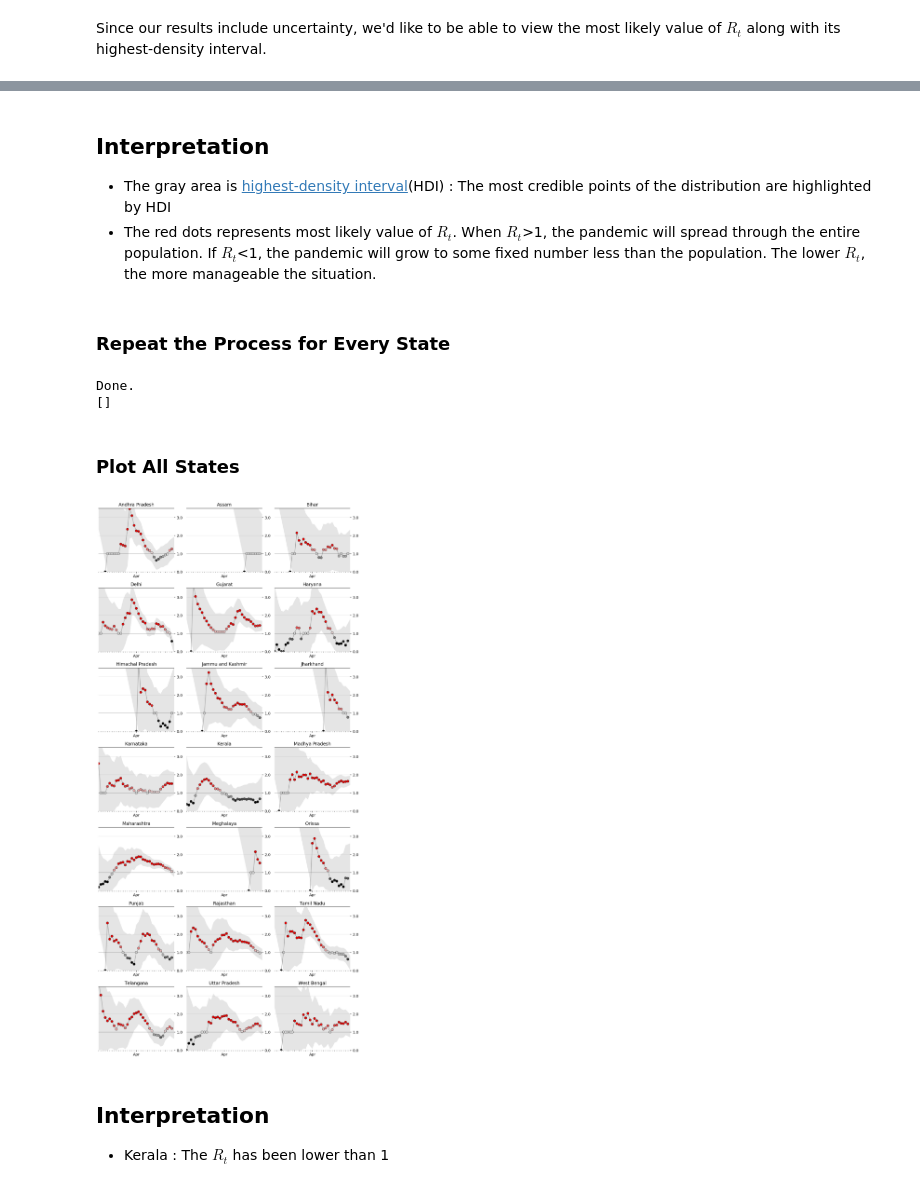
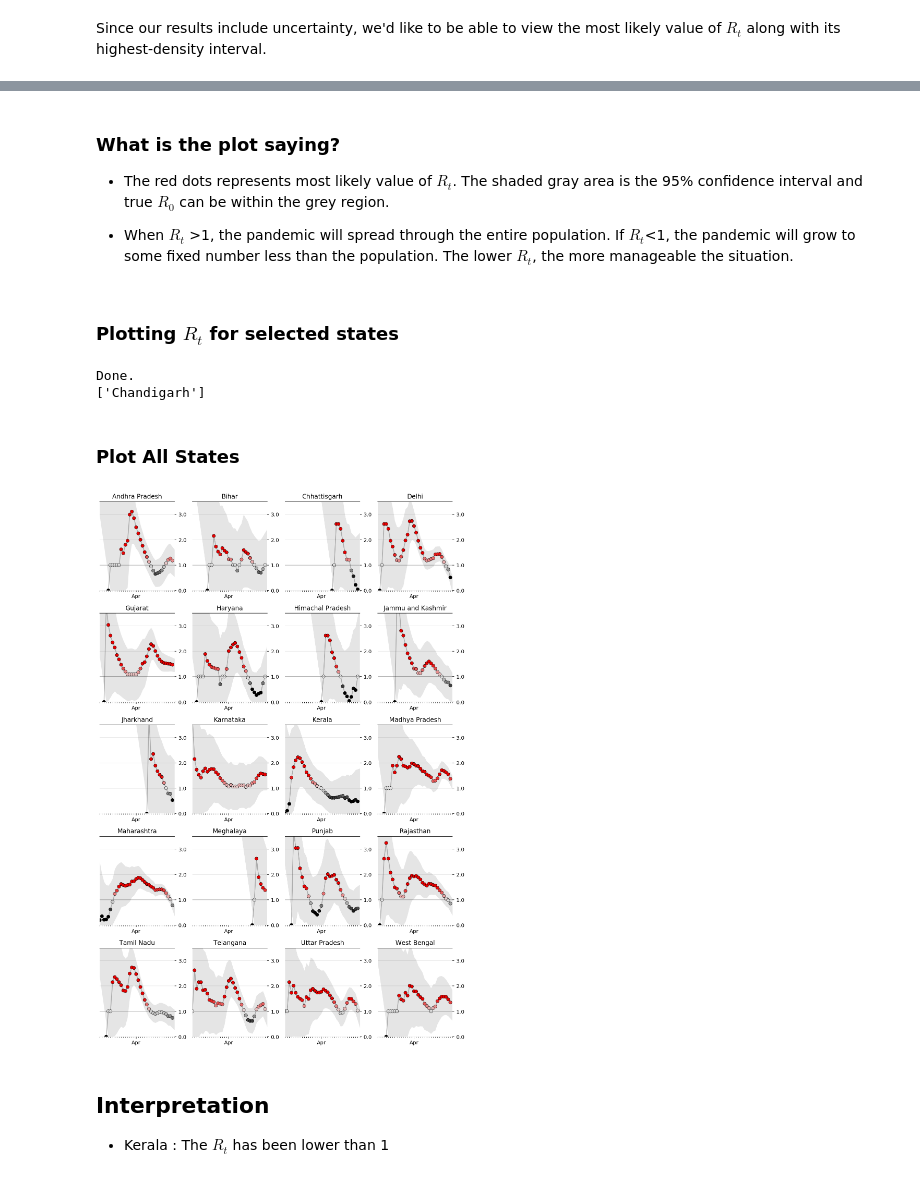
Before and after one commit to meghanabhange/CovidSeer, a Jupyter notebook: _notebooks/2020-04-14-RealtimeR0StrippedDown.ipynb, the cells around one changed output, grey strips where cells are left out. Cells and saved outputs as stored; diff of their text form; code cells hidden in the pictures.

```diff
--- a/_notebooks/2020-04-14-RealtimeR0StrippedDown.ipynb
+++ b/_notebooks/2020-04-14-RealtimeR0StrippedDown.ipynb
@@ -34,7 +34,7 @@ from matplotlib.patches import Patch
 from scipy import stats as sps
 from scipy.interpolate import interp1d
 
-FILTERED_REGIONS = ["India", "ct", "la", "tt", "ut"]
+FILTERED_REGIONS = ["India", "Andaman and Nicobar Islands", "Uttarakhand"]
 import warnings
 warnings.filterwarnings("ignore")
 %config InlineBackend.figure_format = 'retina'
@@ -286,10 +258,10 @@ state_name = "India"
 
 def prepare_cases(cases):
 #     print(cases)
-    new_cases = cases
+    new_cases = cases.diff()
     smoothed = (
         new_cases.rolling(7, win_type="gaussian", min_periods=1, center=True)
-        .mean(std=4)
+        .mean(std=2)
         .round()
     )
     zeros = smoothed.index[smoothed.eq(0)]
@@ -324,5 +296,12 @@ original.plot(
 )
 
 ax = smoothed.plot(label="Smoothed", legend=True)
+
+formatter = mdates.DateFormatter("%m-%d")
+ax.xaxis.set_major_formatter(formatter)
+locator = mdates.DayLocator()
+ax.xaxis.set_major_locator(locator)
+plt.xticks(rotation=60)
+
 ax.get_figure().set_facecolor("w")
 # %% [output]
@@ -517,10 +496,11 @@ ax.xaxis.set_major_formatter(mdates.DateFormatter("%b %d"))
 # %% [markdown]
-## Interpretation
-- The gray area is [highest-density interval](https://www.sciencedirect.com/topics/mathematics/highest-density-interval)(HDI) : The most credible points of the distribution are highlighted by HDI
-- The red dots represents most likely value of $R_t$.
-When $R_t$>1, the pandemic will spread through the entire population. If $R_t$<1, the pandemic will grow to some fixed number less than the population. The lower $R_t$, the more manageable the situation.
+### What is the plot saying?
+
+- The red dots represents most likely value of $R_t$. The shaded gray area is the 95% confidence interval and true $R_0$ can be within the grey region.
+
+- When $R_t$ >1, the pandemic will spread through the entire population. If $R_t$<1, the pandemic will grow to some fixed number less than the population. The lower $R_t$, the more manageable the situation.
-# %% [markdown]
-### Repeat the Process for Every State
+# %% [markdown]
+### Plotting $R_t$ for selected states
 # %%
 # hide
 results = {}
@@ -541,7 +521,7 @@ for state_name, cases in states_to_process.groupby(level="state"):
     print("\tGetting HDIs")
     hdis = highest_density_interval(posteriors.dropna(axis=1))
     most_likely = posteriors.idxmax().rename("ML")
-    if len(most_likely) >= 1:
+    if len(most_likely) >= 2:
         result = pd.concat([most_likely, hdis], axis=1)
         results[state_name] = result.droplevel(0)
     else :
@@ -552,25 +532,25 @@ print("Done.")
 print(cant_print)
 # %% [output]
 Done.
-[]
+['Chandigarh']
 # %% [markdown]
 ### Plot All States
 # %%
 # hide_input
-ncols = 3
+ncols = 4
 nrows = int(np.ceil(len(results) / ncols))
 
 # fig, axes = plt.subplots(nrows=nrows, ncols=ncols, figsize=(15, nrows*3))
 fig, axes = plt.subplots(nrows=nrows, ncols=ncols, figsize=(10, nrows * 3))
 
 for i, (state_name, result) in enumerate(results.items()):
     plot_rt(result, axes.flat[i], state_name)
 
 fig.tight_layout()
 fig.set_facecolor("w")
 fig.show()
 # %% [output]
-[figure, old version]
+[figure, new version]
 # %% [markdown]
 ## Interpretation
 - Kerala : The $R_t$ has been lower than 1
```
Also changed, not shown: parts of 8 cells of this notebook, 1 other file.
